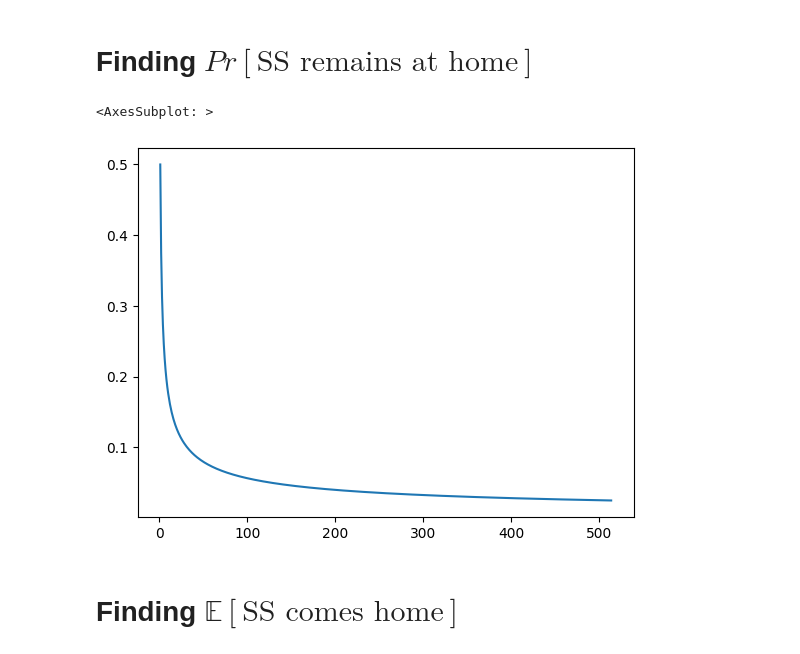
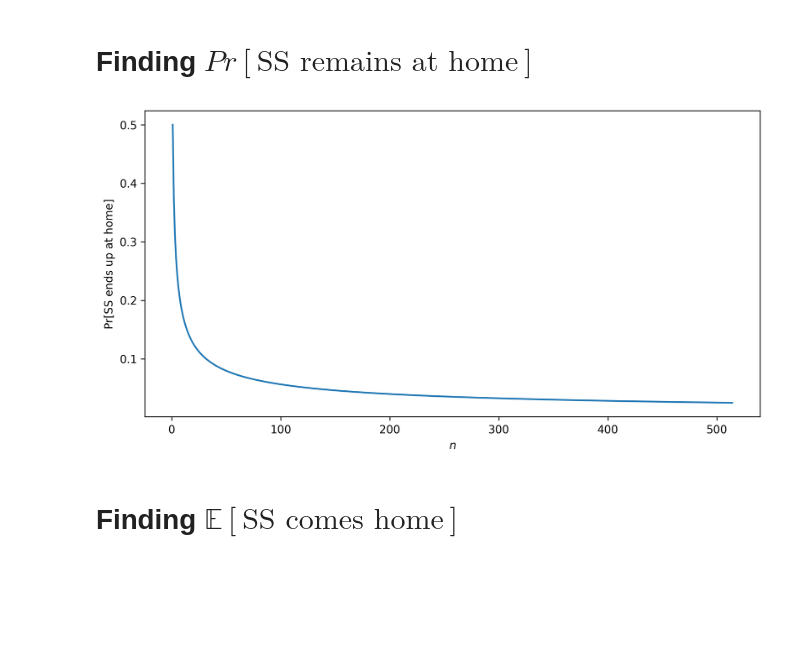
Before and after one commit to nngerncham/cs315_private, a Jupyter notebook: midterm/Problem 2.ipynb, the cells around one changed output. Cells and saved outputs as stored; diff of their text form; code cells hidden in the pictures; blank space fills up the shorter version.

Commit message:
p2 graphs added

```diff
--- a/midterm/Problem 2.ipynb
+++ b/midterm/Problem 2.ipynb
@@ -14,11 +17,17 @@ def prob_remains_home(n):
 # %%
 ns = np.arange(1, N + 1)
 ps = prob_remains_home(ns)
-# %%
-sns.lineplot(x=ns, y=ps)
-# %% [output]
-<AxesSubplot: >
-[figure, removed]
+# %%
+fig, ax = plt.subplots(figsize=(10, 5), dpi=300)
+
+sns.lineplot(x=ns, y=ps, ax=ax)
+ax.set_ylabel("Pr[SS ends up at home]")
+ax.set_xlabel("$n$")
+
+fig.savefig("graphics/02-endsathome", bbox_inches='tight')
+plt.show(fig)
+# %% [output]
+[figure, added]
 # %% [markdown]
 # Finding $\mathbb E[\text{SS comes home}]$
 # %%
```
Also changed, not shown: parts of 8 cells of this notebook, 3 other files.
